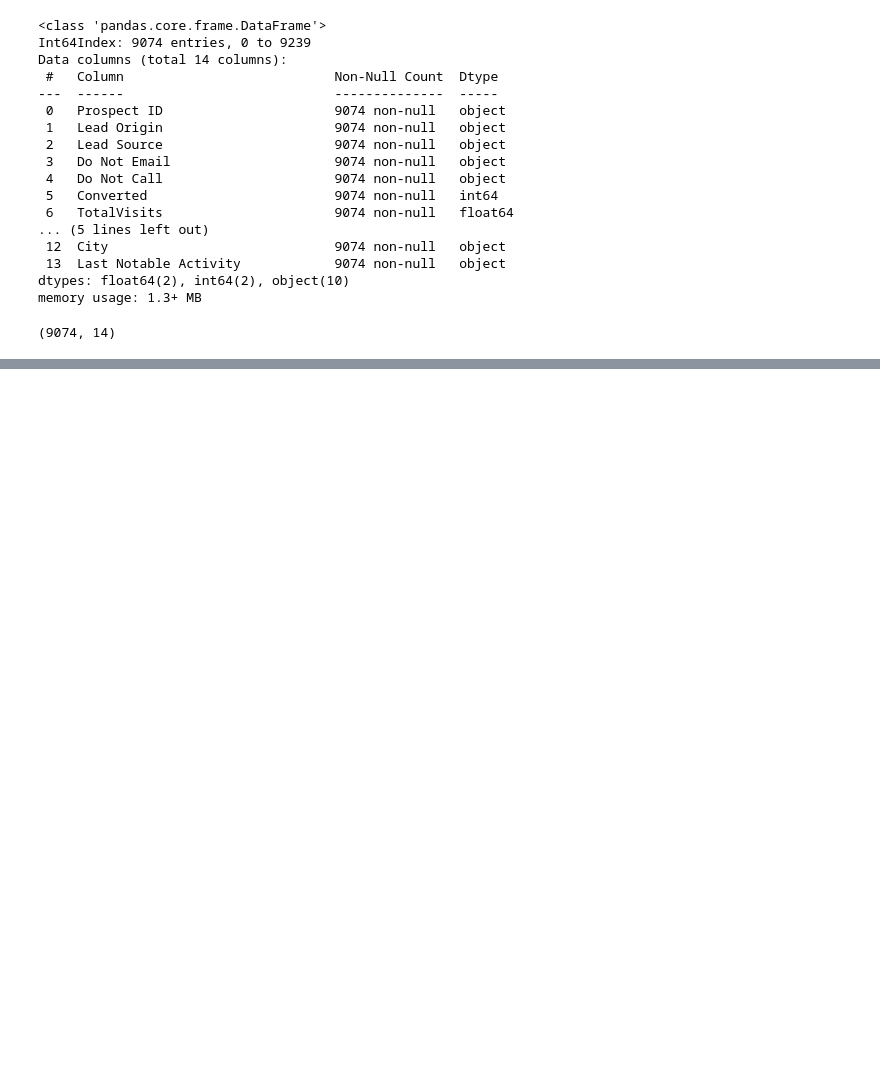
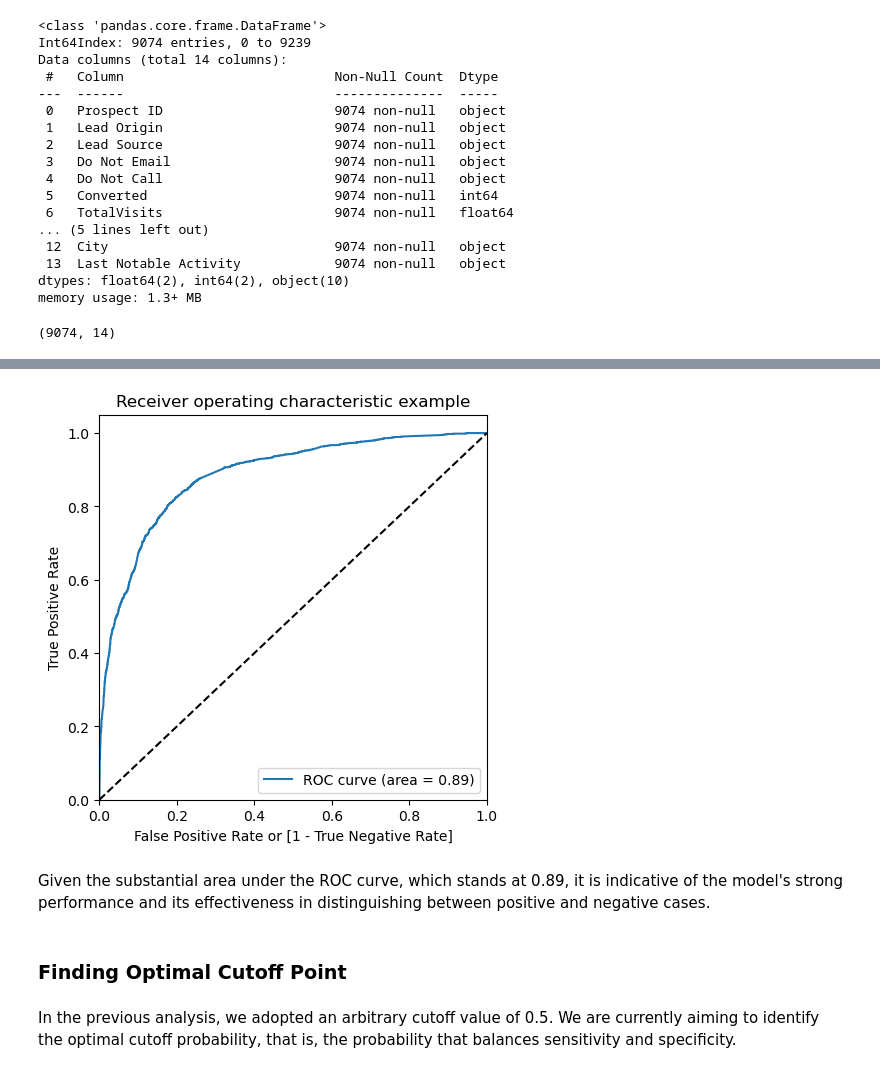
Before and after one commit to waiyanminkhaing/lead-scoring-case-study, a Jupyter notebook: Lead Scoring Case Study.ipynb, the cells around one changed output, grey strips where cells are left out. Drawn from its saved outputs; the diff is of its cells as text; code cells hidden in the pictures; blank space fills up the shorter version.

```diff
--- a/Lead Scoring Case Study.ipynb
+++ b/Lead Scoring Case Study.ipynb
@@ -985,0 +1653,4 @@ leads.shape
+# %%
+# reshaping into an array
+y_train_pred = y_train_pred.values.reshape(-1)
+y_train_pred[:10]
@@ -985,0 +1662,4 @@ leads.shape
+# %%
+y_train_pred_final = pd.DataFrame({'Converted':y_train.values, 'Converted_prob':y_train_pred})
+y_train_pred_final['Prospect ID'] = y_train.index
+y_train_pred_final.head()
@@ -985,0 +1677,3 @@ leads.shape
+# %%
+y_train_pred_final['predicted'] = y_train_pred_final.Converted_prob.map(lambda x: 1 if x > 0.5 else 0)
+y_train_pred_final.head()
@@ -985,0 +1743,16 @@ leads.shape
+# %%
+def draw_roc( actual, probs ):
+    fpr, tpr, thresholds = metrics.roc_curve( actual, probs, drop_intermediate = False )
+    auc_score = metrics.roc_auc_score( actual, probs )
+    plt.figure(figsize=(5, 5))
+    plt.plot( fpr, tpr, label='ROC curve (area = %0.2f)' % auc_score )
+    plt.plot([0, 1], [0, 1], 'k--')
+    plt.xlim([0.0, 1.0])
+    plt.ylim([0.0, 1.05])
+    plt.xlabel('False Positive Rate or [1 - True Negative Rate]')
+    plt.ylabel('True Positive Rate')
+    plt.title('Receiver operating characteristic example')
+    plt.legend(loc="lower right")
+    plt.show()
+
+    return None
@@ -985,0 +1762,10 @@ leads.shape
+# %%
+draw_roc(y_train_pred_final.Converted, y_train_pred_final.Converted_prob)
+# %% [output]
+[figure, added]
+# %% [markdown]
+Given the substantial area under the ROC curve, which stands at 0.89, it is indicative of the model's strong performance and its effectiveness in distinguishing between positive and negative cases.
+# %% [markdown]
+### Finding Optimal Cutoff Point
+# %% [markdown]
+In the previous analysis, we adopted an arbitrary cutoff value of 0.5. We are currently aiming to identify the optimal cutoff probability, that is, the probability that balances sensitivity and specificity.
```
Also changed, not shown: parts of 166 cells of this notebook.
